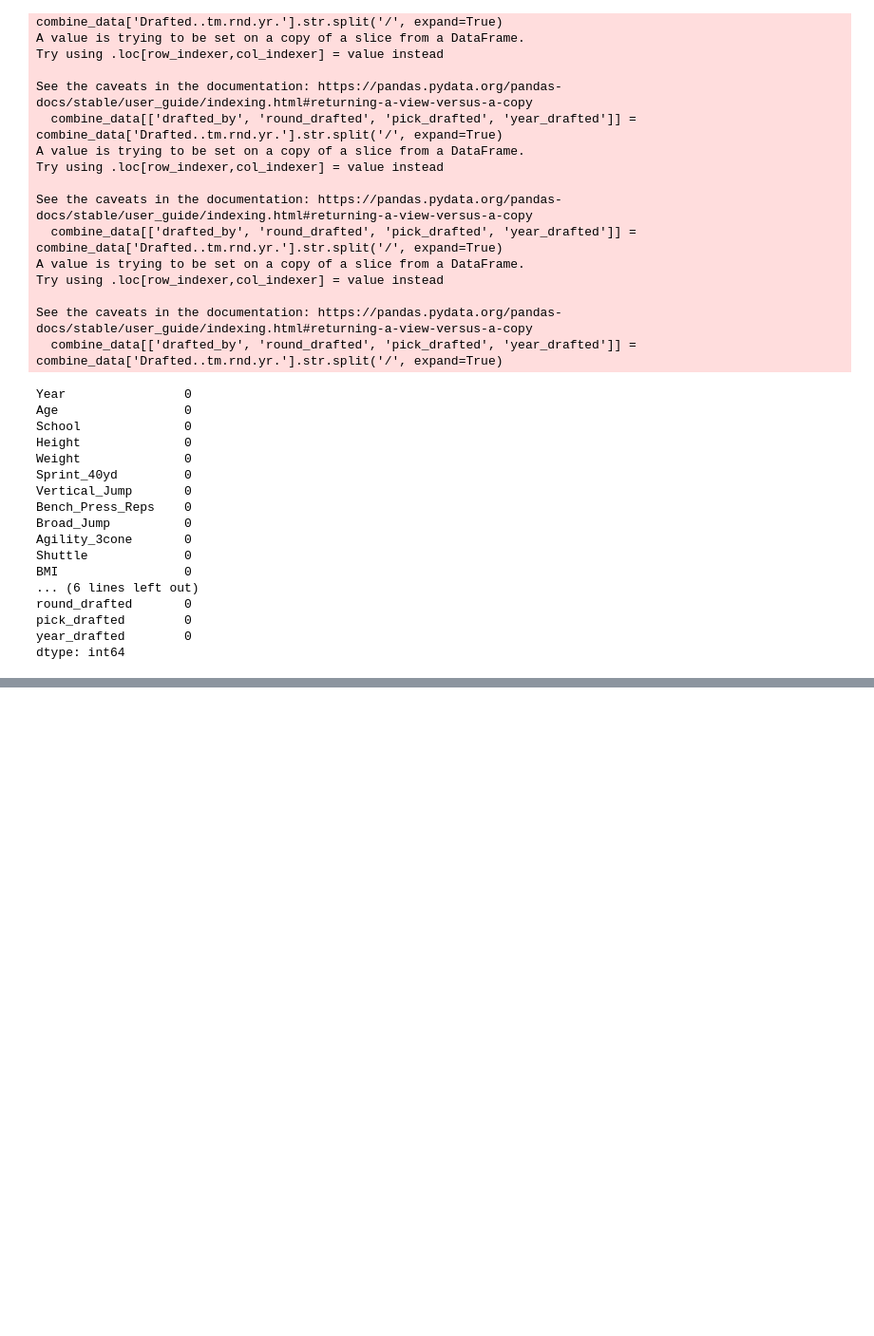
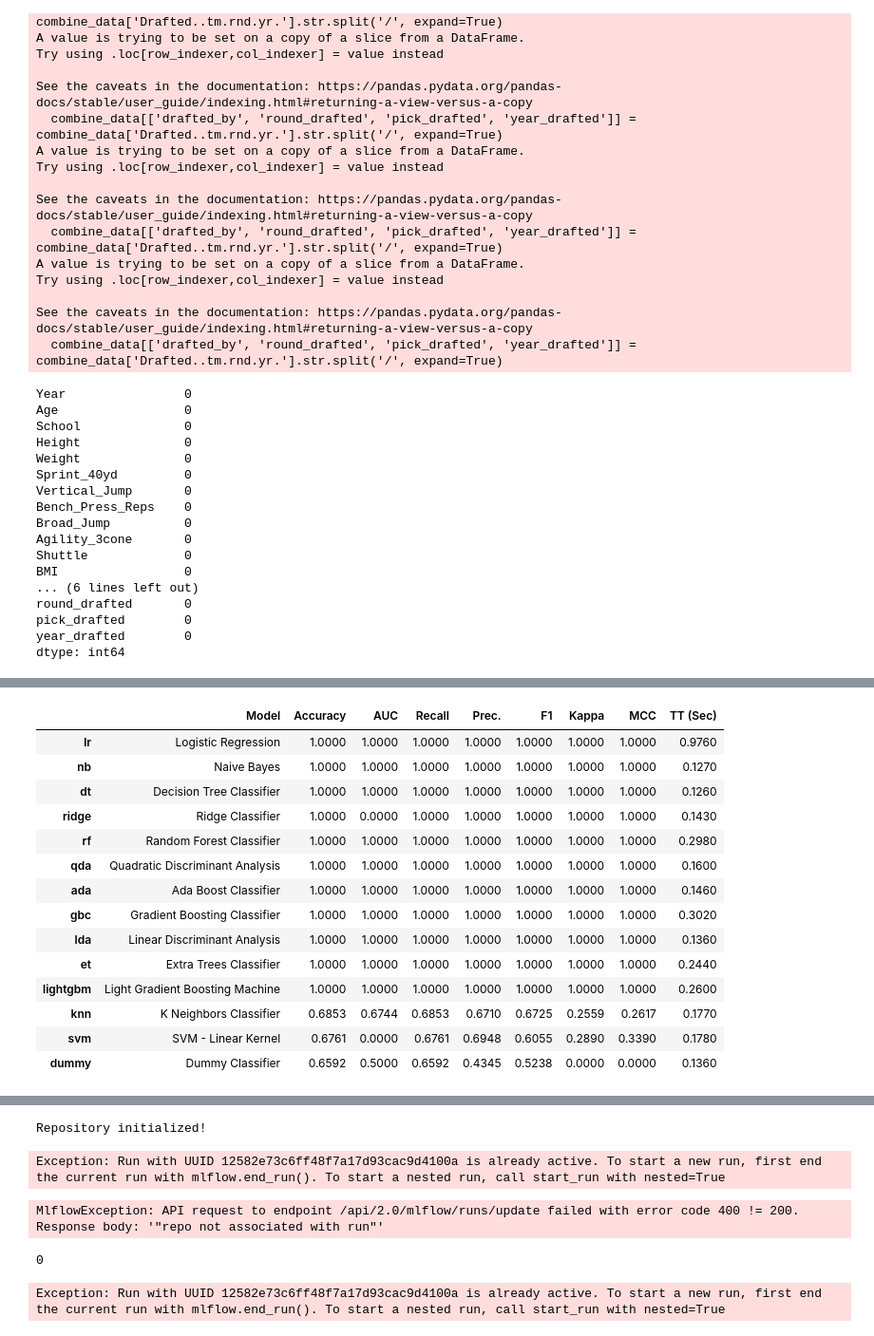
Before and after one commit to flavioherrada09/PROYECTO_CDD, a Jupyter notebook: PROYECTOFINAL/PROYECTO_FINAL.ipynb, the cells around one changed output, grey strips where cells are left out. Shown at 95% size. Drawn from its saved outputs; the diff is of its cells as text; code cells hidden in the pictures; blank space fills up the shorter version.

Commit message:
Experiments

```diff
--- a/PROYECTOFINAL/PROYECTO_FINAL.ipynb
+++ b/PROYECTOFINAL/PROYECTO_FINAL.ipynb
@@ -404,0 +429,3 @@ dtype: int64
+# %%
+best_model = compare_models()
+# %% [output]
@@ -404,0 +433,15 @@ dtype: int64
+|  | Model | Accuracy | AUC | Recall | Prec. | F1 | Kappa | MCC | TT (Sec) |
+| lr | Logistic Regression | 1.0000 | 1.0000 | 1.0000 | 1.0000 | 1.0000 | 1.0000 | 1.0000 | 0.9760 |
+| nb | Naive Bayes | 1.0000 | 1.0000 | 1.0000 | 1.0000 | 1.0000 | 1.0000 | 1.0000 | 0.1270 |
+| dt | Decision Tree Classifier | 1.0000 | 1.0000 | 1.0000 | 1.0000 | 1.0000 | 1.0000 | 1.0000 | 0.1260 |
+| ridge | Ridge Classifier | 1.0000 | 0.0000 | 1.0000 | 1.0000 | 1.0000 | 1.0000 | 1.0000 | 0.1430 |
+| rf | Random Forest Classifier | 1.0000 | 1.0000 | 1.0000 | 1.0000 | 1.0000 | 1.0000 | 1.0000 | 0.2980 |
+| qda | Quadratic Discriminant Analysis | 1.0000 | 1.0000 | 1.0000 | 1.0000 | 1.0000 | 1.0000 | 1.0000 | 0.1600 |
+| ada | Ada Boost Classifier | 1.0000 | 1.0000 | 1.0000 | 1.0000 | 1.0000 | 1.0000 | 1.0000 | 0.1460 |
+| gbc | Gradient Boosting Classifier | 1.0000 | 1.0000 | 1.0000 | 1.0000 | 1.0000 | 1.0000 | 1.0000 | 0.3020 |
+| lda | Linear Discriminant Analysis | 1.0000 | 1.0000 | 1.0000 | 1.0000 | 1.0000 | 1.0000 | 1.0000 | 0.1360 |
+| et | Extra Trees Classifier | 1.0000 | 1.0000 | 1.0000 | 1.0000 | 1.0000 | 1.0000 | 1.0000 | 0.2440 |
+| lightgbm | Light Gradient Boosting Machine | 1.0000 | 1.0000 | 1.0000 | 1.0000 | 1.0000 | 1.0000 | 1.0000 | 0.2600 |
+| knn | K Neighbors Classifier | 0.6853 | 0.6744 | 0.6853 | 0.6710 | 0.6725 | 0.2559 | 0.2617 | 0.1770 |
+| svm | SVM - Linear Kernel | 0.6761 | 0.0000 | 0.6761 | 0.6948 | 0.6055 | 0.2890 | 0.3390 | 0.1780 |
+| dummy | Dummy Classifier | 0.6592 | 0.5000 | 0.6592 | 0.4345 | 0.5238 | 0.0000 | 0.0000 | 0.1360 |
@@ -404,0 +449,54 @@ dtype: int64
+# %%
+import dagshub
+import mlflow
+
+dagshub.init("PROYECTO_CDD", "flavioherrada09", mlflow=True)
+mlflow.start_run()
+
+
+mlflow.log_param("parameter name ", "value")
+mlflow.log_metric("metric name", 1)
+
+mlflow.end_run()
+# %% [output]
+Repository initialized!
+Exception: Run with UUID 12582e73c6ff48f7a17d93cac9d4100a is already active. To start a new run, first end the current run with mlflow.end_run(). To start a nested run, call start_run with nested=True
+# %%
+mlflow.end_run()
+# %% [output]
+MlflowException: API request to endpoint /api/2.0/mlflow/runs/update failed with error code 400 != 200. Response body: '"repo not associated with run"'
+# %%
+import mlflow
+from mlflow.models import infer_signature
+
+from sklearn.model_selection import train_test_split
+from sklearn.datasets import load_diabetes
+from sklearn.ensemble import RandomForestRegressor
+
+#Define el nombre de tu experimento
+experiment_name = "draft1"
+
+experiment_id = mlflow.create_experiment(experiment_name)
+
+print(experiment_id)
+# %% [output]
+0
+# %%
+mlflow.sklearn.autolog()
+with mlflow.start_run(experiment_id=experiment_id, run_name="Random Forest") as run:
+    # Load the diabetes dataset.
+    db = load_diabetes()
+    X_train, X_test, y_train, y_test = train_test_split(db.data, db.target)
+
+    # Create and train models.
+    rf = RandomForestRegressor(n_estimators=100, max_depth=6, max_features=3)
+    rf.fit(X_train, y_train)
+
+    # Use the model to make predictions on the test dataset.
+    predictions = rf.predict(X_test)
+    print(predictions)
+
+    signature = infer_signature(X_test, predictions)
+    mlflow.sklearn.log_model(rf, "model", signature=signature)
+# %% [output]
+Exception: Run with UUID 12582e73c6ff48f7a17d93cac9d4100a is already active. To start a new run, first end the current run with mlflow.end_run(). To start a nested run, call start_run with nested=True
```
Also changed, not shown: parts of 6 cells of this notebook, 1 other file.
